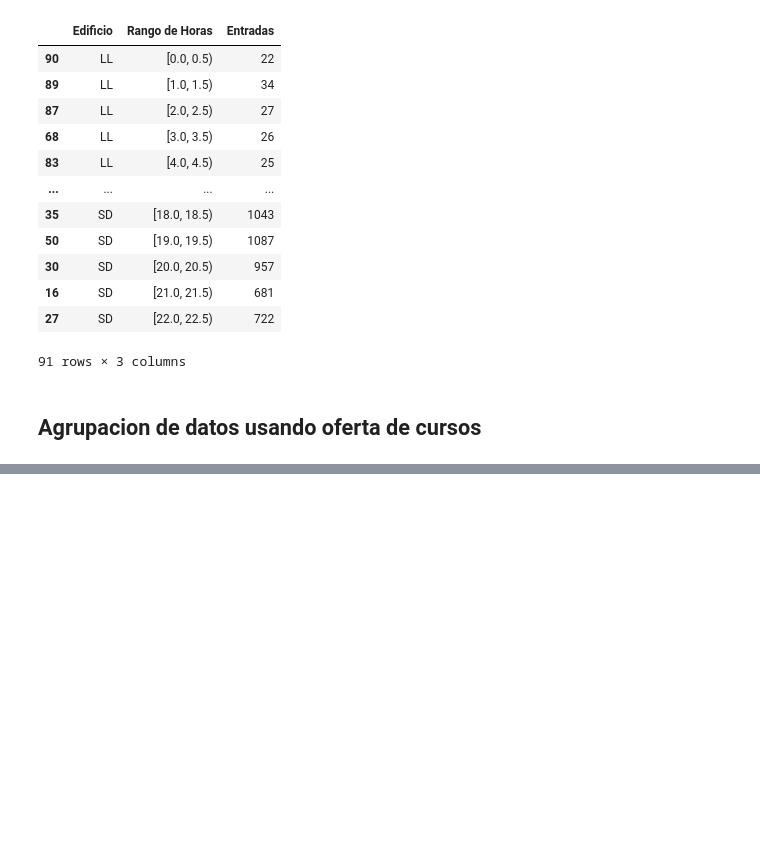
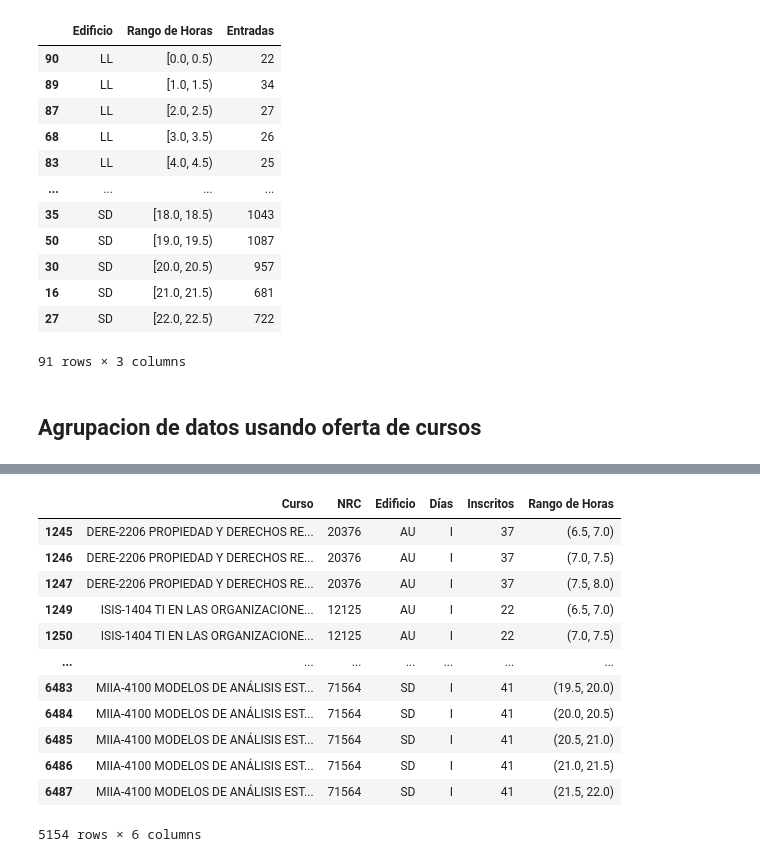
Before and after one commit to Sayala100/Thesis-SmartCampusVisualization, a Jupyter notebook: backend/notebooks/courses_treatment.ipynb, the cells around one changed output, grey strips where cells are left out. Saved outputs shown, nothing was run; the diff lists cells and outputs as text; code cells hidden in the pictures; blank space fills up the shorter version.

```diff
--- a/backend/notebooks/courses_treatment.ipynb
+++ b/backend/notebooks/courses_treatment.ipynb
@@ -233,0 +319,20 @@ new
+# %%
+#Se borran las columnas que no se necesitan y se filtran los cursos que tienen un rango de horas por cada media hora
+new.drop(columns=['Index','_6'], inplace=True)
+filtered_df = new[new['Rango de Horas'].apply(lambda x: isinstance(x[0], float) and isinstance(x[1], float))]
+# %%
+filtered_df
+# %% [output]
+|  | Curso | NRC | Edificio | Días | Inscritos | Rango de Horas |
+| 1245 | DERE-2206 PROPIEDAD Y DERECHOS RE... | 20376 | AU | I | 37 | (6.5, 7.0) |
+| 1246 | DERE-2206 PROPIEDAD Y DERECHOS RE... | 20376 | AU | I | 37 | (7.0, 7.5) |
+| 1247 | DERE-2206 PROPIEDAD Y DERECHOS RE... | 20376 | AU | I | 37 | (7.5, 8.0) |
+| 1249 | ISIS-1404 TI EN LAS ORGANIZACIONE... | 12125 | AU | I | 22 | (6.5, 7.0) |
+| 1250 | ISIS-1404 TI EN LAS ORGANIZACIONE... | 12125 | AU | I | 22 | (7.0, 7.5) |
+| ... | ... | ... | ... | ... | ... | ... |
+| 6483 | MIIA-4100 MODELOS DE ANÁLISIS EST... | 71564 | SD | I | 41 | (19.5, 20.0) |
+| 6484 | MIIA-4100 MODELOS DE ANÁLISIS EST... | 71564 | SD | I | 41 | (20.0, 20.5) |
+| 6485 | MIIA-4100 MODELOS DE ANÁLISIS EST... | 71564 | SD | I | 41 | (20.5, 21.0) |
+| 6486 | MIIA-4100 MODELOS DE ANÁLISIS EST... | 71564 | SD | I | 41 | (21.0, 21.5) |
+| 6487 | MIIA-4100 MODELOS DE ANÁLISIS EST... | 71564 | SD | I | 41 | (21.5, 22.0) |
+5154 rows × 6 columns
```
Also changed, not shown: parts of 24 cells of this notebook, 4 other files.
